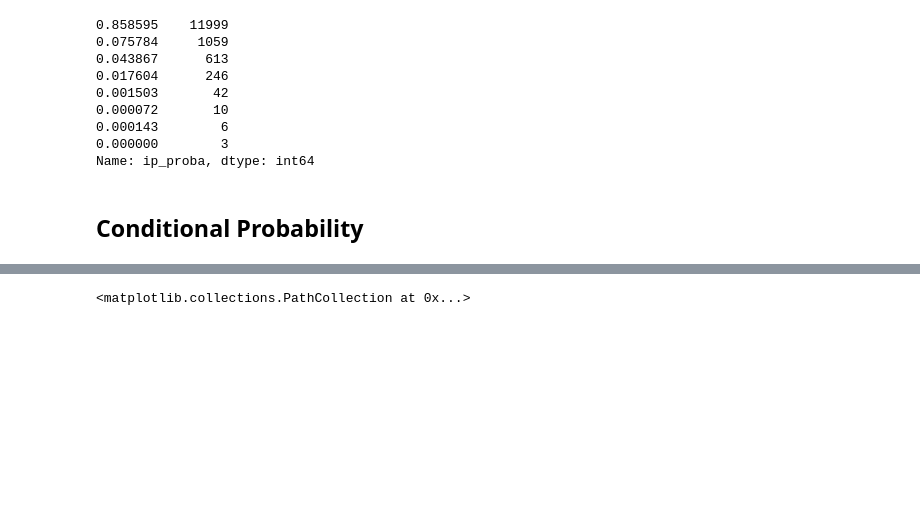
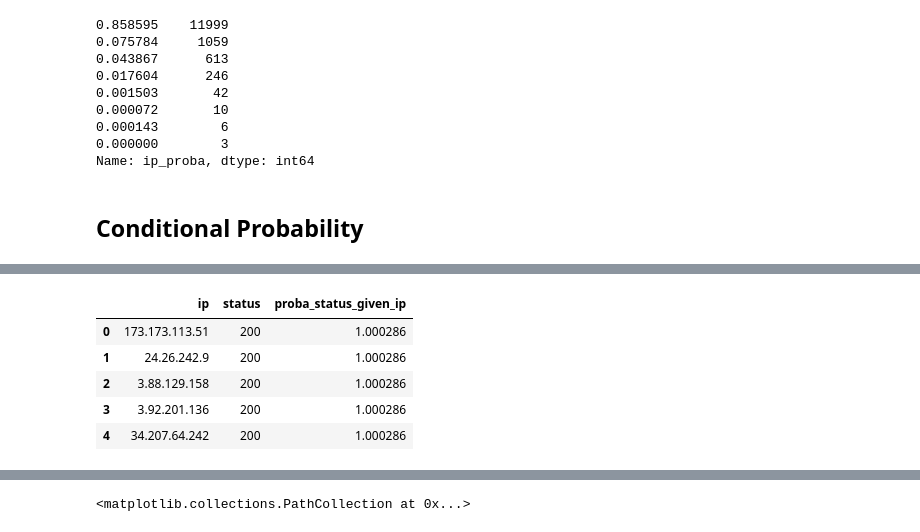
Before and after one commit to jessejinnaruiz/ds-methodologies-exercises, a Jupyter notebook: anomaly/anomaly_inclass_ex.ipynb, the cells around one changed output, grey strips where cells are left out. Cells and saved outputs as stored; diff of their text form; code cells hidden in the pictures; blank space fills up the shorter version.

```diff
--- a/anomaly/anomaly_inclass_ex.ipynb
+++ b/anomaly/anomaly_inclass_ex.ipynb
@@ -216,3 +226,12 @@ status_given_ip = pd.DataFrame(train.groupby(['ip', 'status']).\
+# %%
+status_given_ip.head()
+# %% [output]
+|  | ip | status | proba_status_given_ip |
+| 0 | 173.173.113.51 | 200 | 1.000286 |
+| 1 | 24.26.242.9 | 200 | 1.000286 |
+| 2 | 3.88.129.158 | 200 | 1.000286 |
+| 3 | 3.92.201.136 | 200 | 1.000286 |
+| 4 | 34.207.64.242 | 200 | 1.000286 |
 # %%
 ip_status_count = pd.DataFrame(train.groupby(['ip', 'status'])['request_method'].\
                                 count().reset_index().\
```
Also changed, not shown: parts of 3 cells of this notebook.
